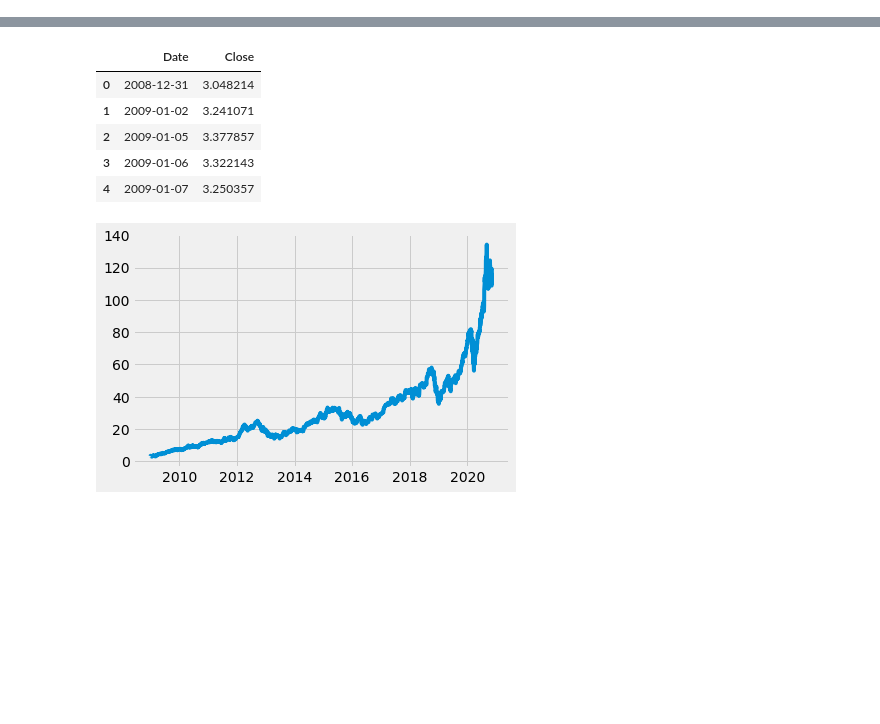
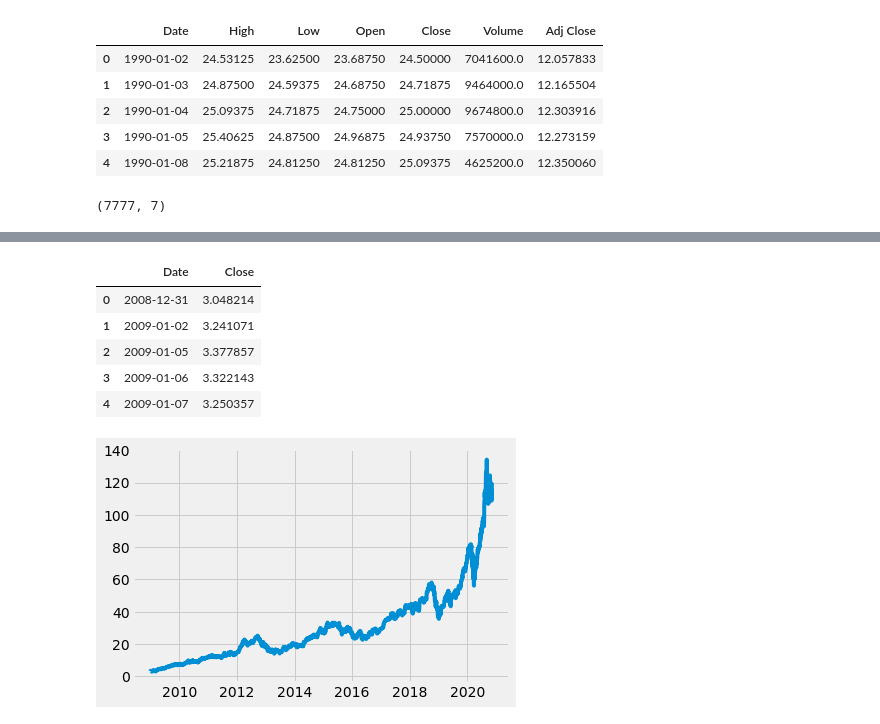
Before and after one commit to yuchild/erik_interviewqs, a Jupyter notebook: question_stocks_monte_carlo.ipynb, the cells around one changed output, grey strips where cells are left out. Cells and saved outputs as stored; diff of their text form; code cells hidden in the pictures; blank space fills up the shorter version.

```diff
--- a/question_stocks_monte_carlo.ipynb
+++ b/question_stocks_monte_carlo.ipynb
@@ -21,0 +66,17 @@ apple.head()
+# %%
+ibm = web.DataReader('ibm'
+                        , 'yahoo'
+                        , start = '12/31/1989'
+                       ).reset_index()
+ibm.head()
+# %% [output]
+|  | Date | High | Low | Open | Close | Volume | Adj Close |
+| 0 | 1990-01-02 | 24.53125 | 23.62500 | 23.68750 | 24.50000 | 7041600.0 | 12.057833 |
+| 1 | 1990-01-03 | 24.87500 | 24.59375 | 24.68750 | 24.71875 | 9464000.0 | 12.165504 |
+| 2 | 1990-01-04 | 25.09375 | 24.71875 | 24.75000 | 25.00000 | 9674800.0 | 12.303916 |
+| 3 | 1990-01-05 | 25.40625 | 24.87500 | 24.96875 | 24.93750 | 7570000.0 | 12.273159 |
+| 4 | 1990-01-08 | 25.21875 | 24.81250 | 24.81250 | 25.09375 | 4625200.0 | 12.350060 |
+# %%
+ibm.shape
+# %% [output]
+(7777, 7)
```
Also changed, not shown: parts of 16 cells of this notebook.
